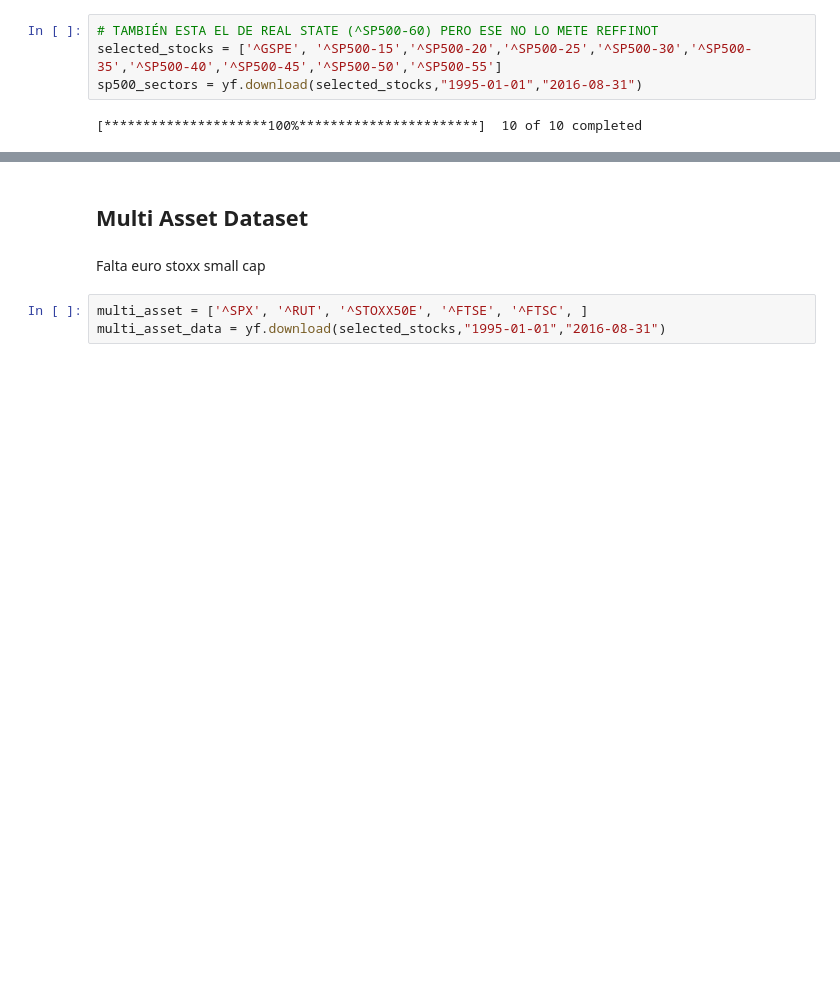
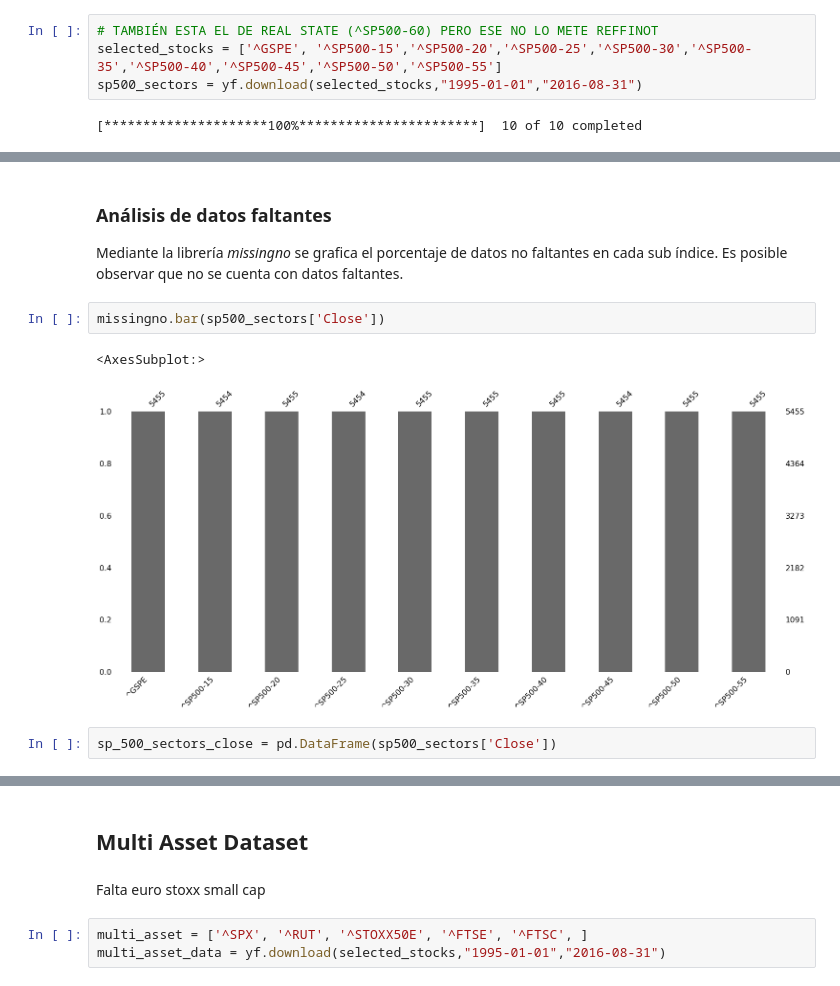
Before and after one commit to jduarte00/tesis, a Jupyter notebook: DataSets.ipynb, the cells around one changed output, grey strips where cells are left out. Drawn from its saved outputs; the diff is of its cells as text; blank space fills up the shorter version.

```diff
--- a/DataSets.ipynb
+++ b/DataSets.ipynb
@@ -54,0 +31,11 @@ sp500_sectors['Close']
+# %% [markdown]
+### Análisis de datos faltantes
+
+Mediante la librería *missingno* se grafica el porcentaje de datos no faltantes en cada sub índice. Es posible observar que no se cuenta con datos faltantes.
+# %%
+missingno.bar(sp500_sectors['Close'])
+# %% [output]
+<AxesSubplot:>
+[figure, added]
+# %%
+sp_500_sectors_close = pd.DataFrame(sp500_sectors['Close'])
```
Also changed, not shown: parts of 37 cells of this notebook, 4 other files.
